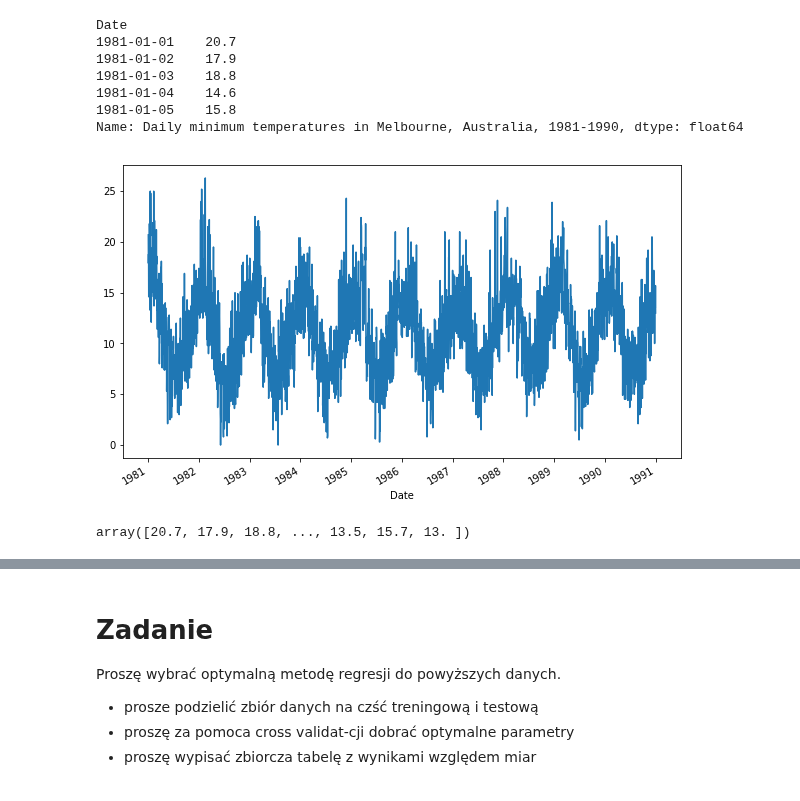
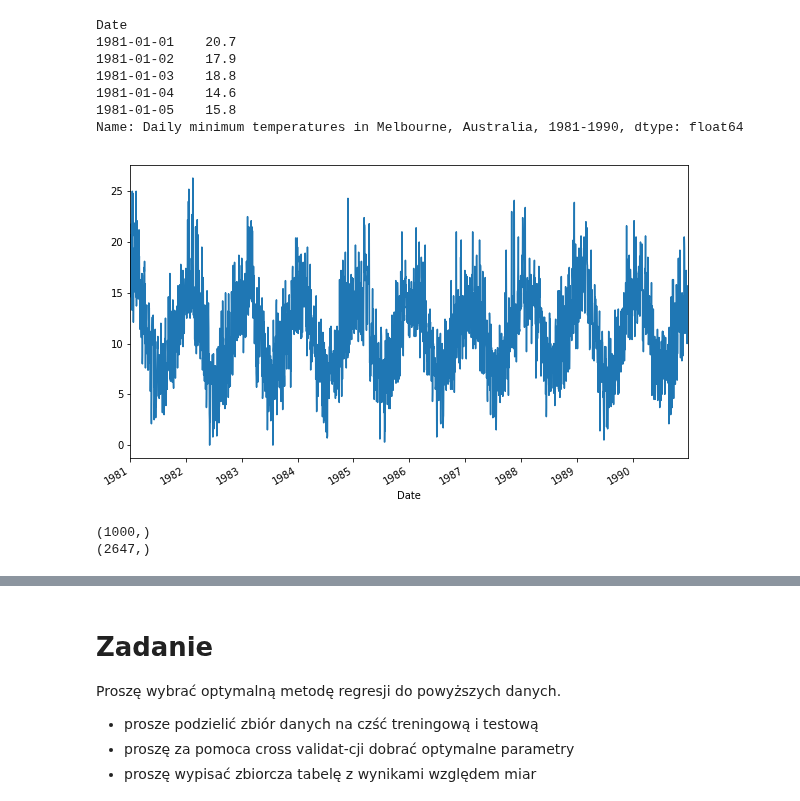
Before and after one commit to przem85/bootcamp, a Jupyter notebook: statistics/D15_Z19_series_to_supervised.ipynb, the cells around one changed output, grey strips where cells are left out. Saved outputs shown, nothing was run; the diff lists cells and outputs as text; code cells hidden in the pictures.

```diff
--- a/statistics/D15_Z19_series_to_supervised.ipynb
+++ b/statistics/D15_Z19_series_to_supervised.ipynb
@@ -11,8 +19,8 @@ import matplotlib.pyplot as plt
 # Zadanie
 Wczytaj dane "Monthly Car Sales Dataset", które pisują liczbę sprzedanych samochodów w Quebec, Kanada w latach 1960 i 1968.
 # %%
-series = Series.from_csv('./daily-minimum-temperatures.csv', header=0)
-series.head()
+series_row = Series.from_csv('./daily-minimum-temperatures.csv', header=0)
+series_row.head()
 # %% [output]
 Date
 1981-01-01    20.7
@@ -23,7 +31,7 @@ Date
 Name: Daily minimum temperatures in Melbourne, Australia, 1981-1990, dtype: float64
 # %%
 plt.figure(figsize=(10,6));
-series.plot()
+series_row.plot()
 plt.show()
 # %% [output]
-[figure, old version]
+[figure, new version]
@@ -30,3 +42,9 @@ plt.show()
+# %%
+print(test_series.shape)
+print(series.shape)
+# %% [output]
+(1000,)
+(2647,)
 # %%
 def series_to_supervised(data, n_in=1, n_out=1, dropnan=True):
     """
@@ -60,10 +78,6 @@ def series_to_supervised(data, n_in=1, n_out=1, dropnan=True):
     if dropnan:
         agg.dropna(inplace=True)
     return agg
-# %%
-series.values
-# %% [output]
-array([20.7, 17.9, 18.8, ..., 13.5, 15.7, 13. ])
 # %%
 df = pd.DataFrame()
 df['t'] = [x for x in series]
```
Also changed, not shown: parts of 9 cells of this notebook.
